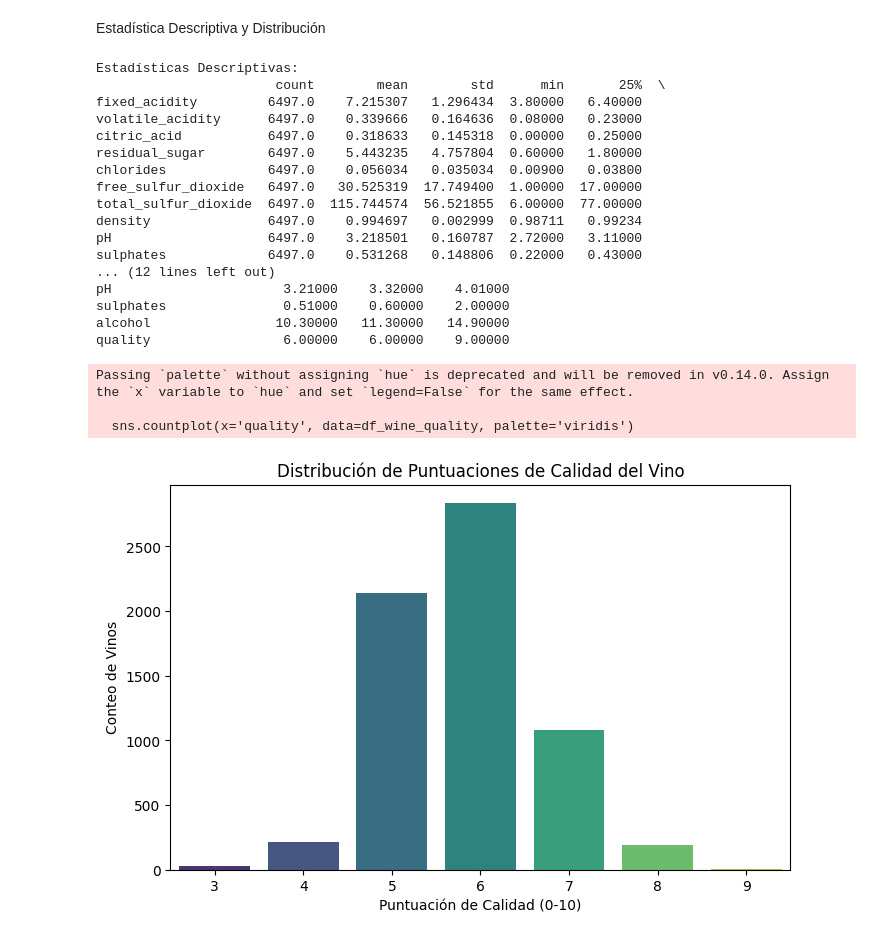
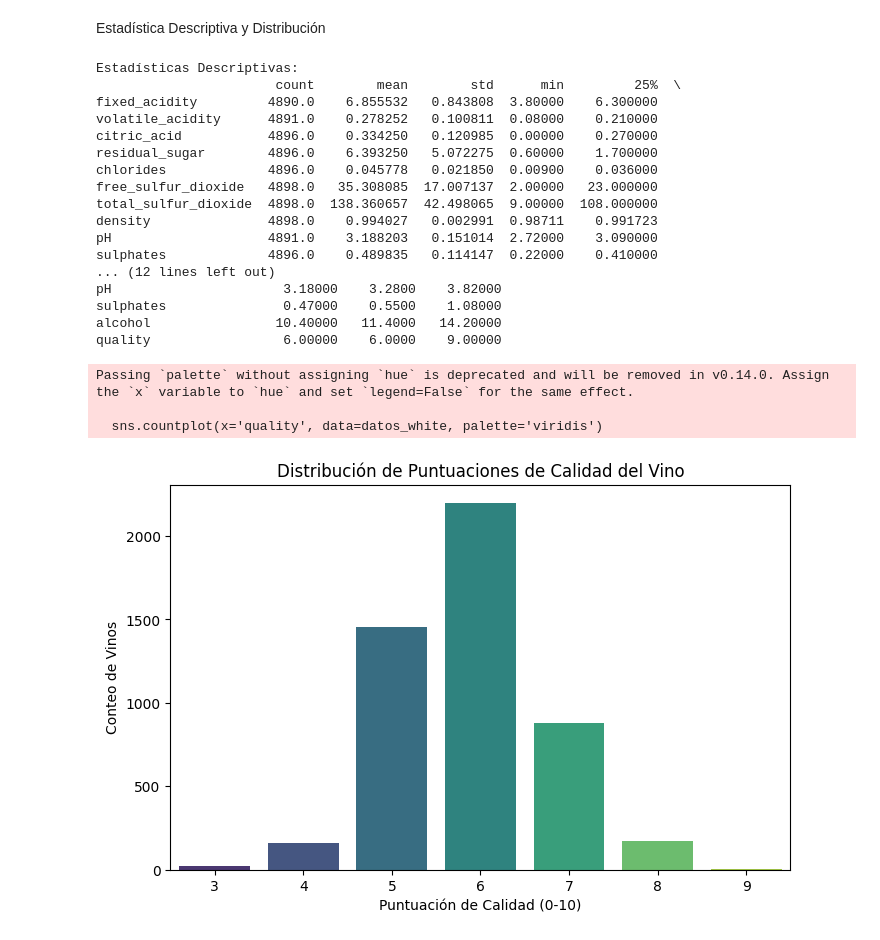
Before and after one commit to andreess891/MLOps_CML, a Jupyter notebook: notebooks/01_eda.ipynb, the cells around one changed output. Cells and saved outputs as stored; diff of their text form; code cells hidden in the pictures.

```diff
--- a/notebooks/01_eda.ipynb
+++ b/notebooks/01_eda.ipynb
@@ -50,0 +55,13 @@ df_wine_quality.head()
+# %%
+mapeo_columnas = {
+    'fixed acidity': 'fixed_acidity',
+    'volatile acidity': 'volatile_acidity',
+    'citric acid': 'citric_acid',
+    'residual sugar': 'residual_sugar',
+    'free sulfur dioxide': 'free_sulfur_dioxide',
+    'total sulfur dioxide': 'total_sulfur_dioxide'
+}
+# %%
+df_wine_quality = pd.read_csv("../data/winequalityN.csv")
+df_wine_quality = df_wine_quality.rename(columns=mapeo_columnas)
+df_wine_quality.head()
@@ -51,2 +82,5 @@ df_wine_quality.head()
 # %% [markdown]
 Tipos de Datos y Valores Nulos
+# %%
+datos_white = df_wine_quality[df_wine_quality['type'] == 'white']
+datos_white.head()
@@ -75,36 +116,36 @@ None
 Estadística Descriptiva y Distribución
 # %%
 print("\nEstadísticas Descriptivas:")
-print(df_wine_quality.describe().T)
+print(datos_white.describe().T)
 # %% [output]
 Estadísticas Descriptivas:
-                       count        mean        std      min       25%  \
-fixed_acidity         6497.0    7.215307   1.296434  3.80000   6.40000
-volatile_acidity      6497.0    0.339666   0.164636  0.08000   0.23000
-citric_acid           6497.0    0.318633   0.145318  0.00000   0.25000
-residual_sugar        6497.0    5.443235   4.757804  0.60000   1.80000
-chlorides             6497.0    0.056034   0.035034  0.00900   0.03800
-free_sulfur_dioxide   6497.0   30.525319  17.749400  1.00000  17.00000
-total_sulfur_dioxide  6497.0  115.744574  56.521855  6.00000  77.00000
-density               6497.0    0.994697   0.002999  0.98711   0.99234
-pH                    6497.0    3.218501   0.160787  2.72000   3.11000
-sulphates             6497.0    0.531268   0.148806  0.22000   0.43000
+                       count        mean        std      min         25%  \
+fixed_acidity         4890.0    6.855532   0.843808  3.80000    6.300000
+volatile_acidity      4891.0    0.278252   0.100811  0.08000    0.210000
+citric_acid           4896.0    0.334250   0.120985  0.00000    0.270000
+residual_sugar        4896.0    6.393250   5.072275  0.60000    1.700000
+chlorides             4896.0    0.045778   0.021850  0.00900    0.036000
+free_sulfur_dioxide   4898.0   35.308085  17.007137  2.00000   23.000000
+total_sulfur_dioxide  4898.0  138.360657  42.498065  9.00000  108.000000
+density               4898.0    0.994027   0.002991  0.98711    0.991723
+pH                    4891.0    3.188203   0.151014  2.72000    3.090000
+sulphates             4896.0    0.489835   0.114147  0.22000    0.410000
 ... (12 lines left out)
-pH                      3.21000    3.32000    4.01000
-sulphates               0.51000    0.60000    2.00000
-alcohol                10.30000   11.30000   14.90000
-quality                 6.00000    6.00000    9.00000
+pH                      3.18000    3.2800    3.82000
+sulphates               0.47000    0.5500    1.08000
+alcohol                10.40000   11.4000   14.20000
+quality                 6.00000    6.0000    9.00000
 # %%
 # --- Luego, ejecuta esta celda para el gráfico ---
 plt.figure(figsize=(8, 5))
 # La función 'countplot' necesita que 'data=' sea un DataFrame válido.
-sns.countplot(x='quality', data=df_wine_quality, palette='viridis')
+sns.countplot(x='quality', data=datos_white, palette='viridis')
 plt.title('Distribución de Puntuaciones de Calidad del Vino')
 plt.xlabel('Puntuación de Calidad (0-10)')
 plt.ylabel('Conteo de Vinos')
-plt.show()
+plt.show();
 # %% [output]
 Passing `palette` without assigning `hue` is deprecated and will be removed in v0.14.0. Assign the `x` variable to `hue` and set `legend=False` for the same effect.
 
-  sns.countplot(x='quality', data=df_wine_quality, palette='viridis')
+  sns.countplot(x='quality', data=datos_white, palette='viridis')
-[figure, old version]
+[figure, new version]
```
Also changed, not shown: parts of 14 cells of this notebook, 1 other file.
